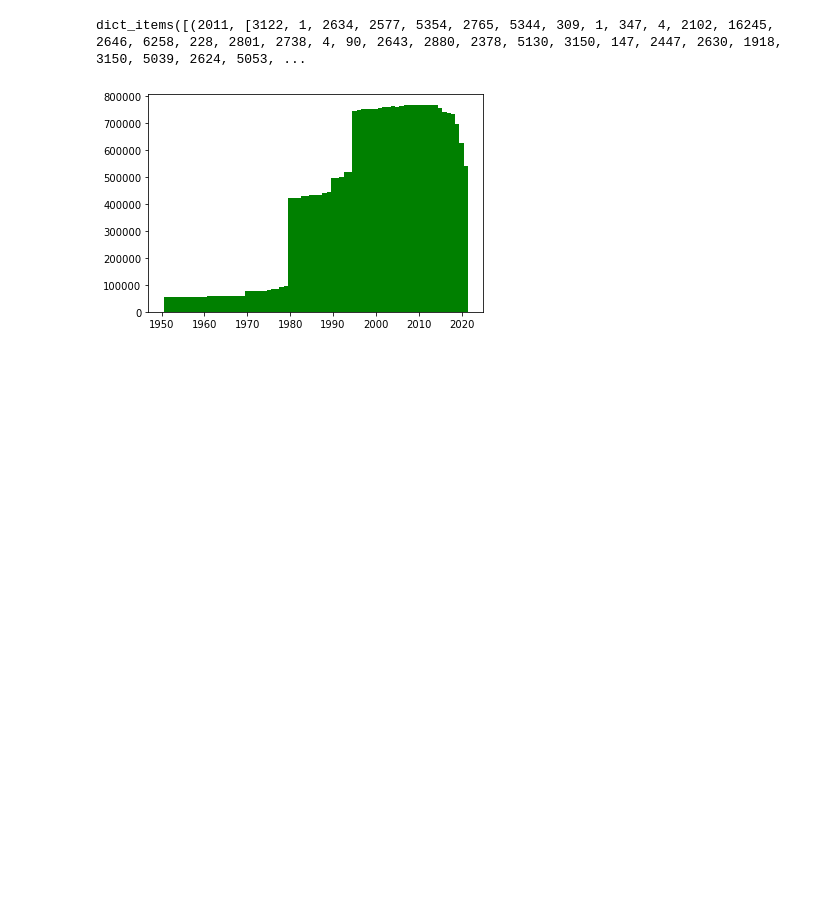
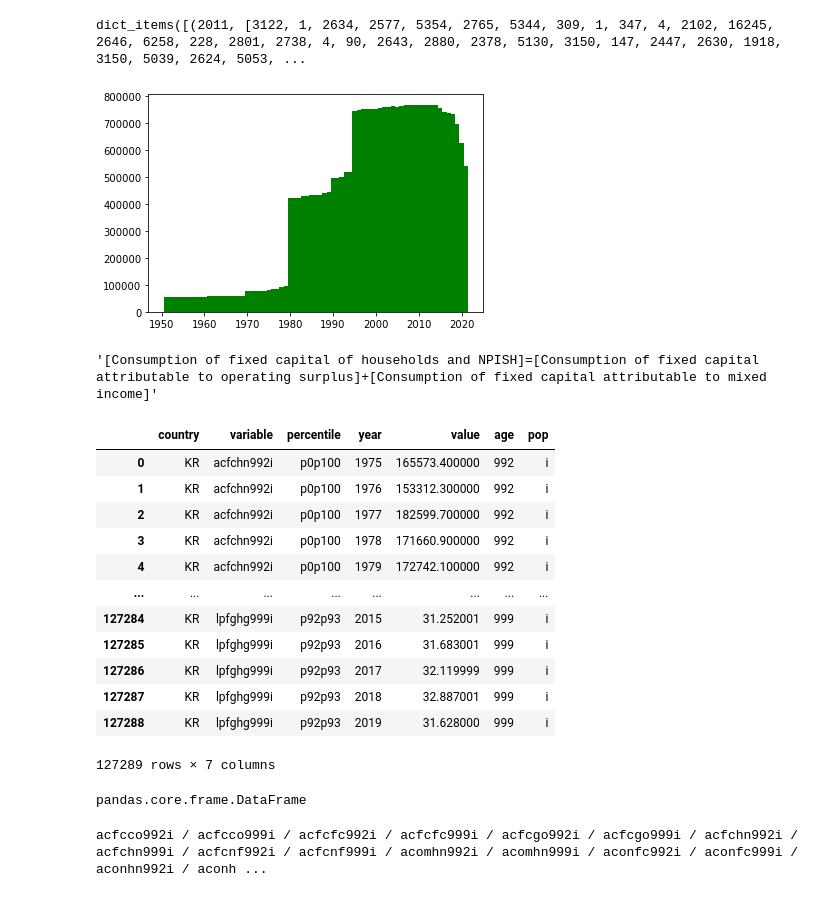
Before and after one commit to Periphanes/WID-Preprocess, a Jupyter notebook: discover.ipynb, the cells around one changed output. Cells and saved outputs as stored; diff of their text form; code cells hidden in the pictures; blank space fills up the shorter version.

```diff
--- a/discover.ipynb
+++ b/discover.ipynb
@@ -186,3 +168,47 @@ plt.bar(tmpT.keys(), tmpT.values(), 1.0, color='g')
 plt.show()
 # %% [output]
 [figure]
+# %%
+meta["KR"].query("variable == '" + dat_to_met_variable("acfchn992i") + "'").iloc[0]["technicaldes"]
+# %% [output]
+'[Consumption of fixed capital of households and NPISH]=[Consumption of fixed capital attributable to operating surplus]+[Consumption of fixed capital attributable to mixed income]'
+# %%
+data["KR"]
+# %% [output]
+|  | country | variable | percentile | year | value | age | pop |
+| 0 | KR | acfchn992i | p0p100 | 1975 | 165573.400000 | 992 | i |
+| 1 | KR | acfchn992i | p0p100 | 1976 | 153312.300000 | 992 | i |
+| 2 | KR | acfchn992i | p0p100 | 1977 | 182599.700000 | 992 | i |
+| 3 | KR | acfchn992i | p0p100 | 1978 | 171660.900000 | 992 | i |
+| 4 | KR | acfchn992i | p0p100 | 1979 | 172742.100000 | 992 | i |
+| ... | ... | ... | ... | ... | ... | ... | ... |
+| 127284 | KR | lpfghg999i | p92p93 | 2015 | 31.252001 | 999 | i |
+| 127285 | KR | lpfghg999i | p92p93 | 2016 | 31.683001 | 999 | i |
+| 127286 | KR | lpfghg999i | p92p93 | 2017 | 32.119999 | 999 | i |
+| 127287 | KR | lpfghg999i | p92p93 | 2018 | 32.887001 | 999 | i |
+| 127288 | KR | lpfghg999i | p92p93 | 2019 | 31.628000 | 999 | i |
+127289 rows × 7 columns
+# %%
+type(data["KR"].query("variable=='acfchn992i'"))
+# %% [output]
+pandas.core.frame.DataFrame
+# %%
+all_vars = []
+for meta_row_index, meta_row in meta["KR"].iterrows():
+    var_name = met_to_dat_variable(meta_row.variable)
+    found_all = True
+
+#     print("Variable Name: ", var_name)
+
+    for year in range(1980, 2020):
+        quer = data["KR"].query('variable == "' + var_name + '"').query('year == ' + str(year))
+        if quer.empty:
+            found_all = False
+#         else:
+#             print(year, end="/")
+#     print("")
+    if found_all:
+        print(var_name, end=" / ")
+        all_vars.append(var_name)
+# %% [output]
+acfcco992i / acfcco999i / acfcfc992i / acfcfc999i / acfcgo992i / acfcgo999i / acfchn992i / acfchn999i / acfcnf992i / acfcnf999i / acomhn992i / acomhn999i / aconfc992i / aconfc999i / aconhn992i / aconh ...
```
Also changed, not shown: parts of 8 cells of this notebook.
